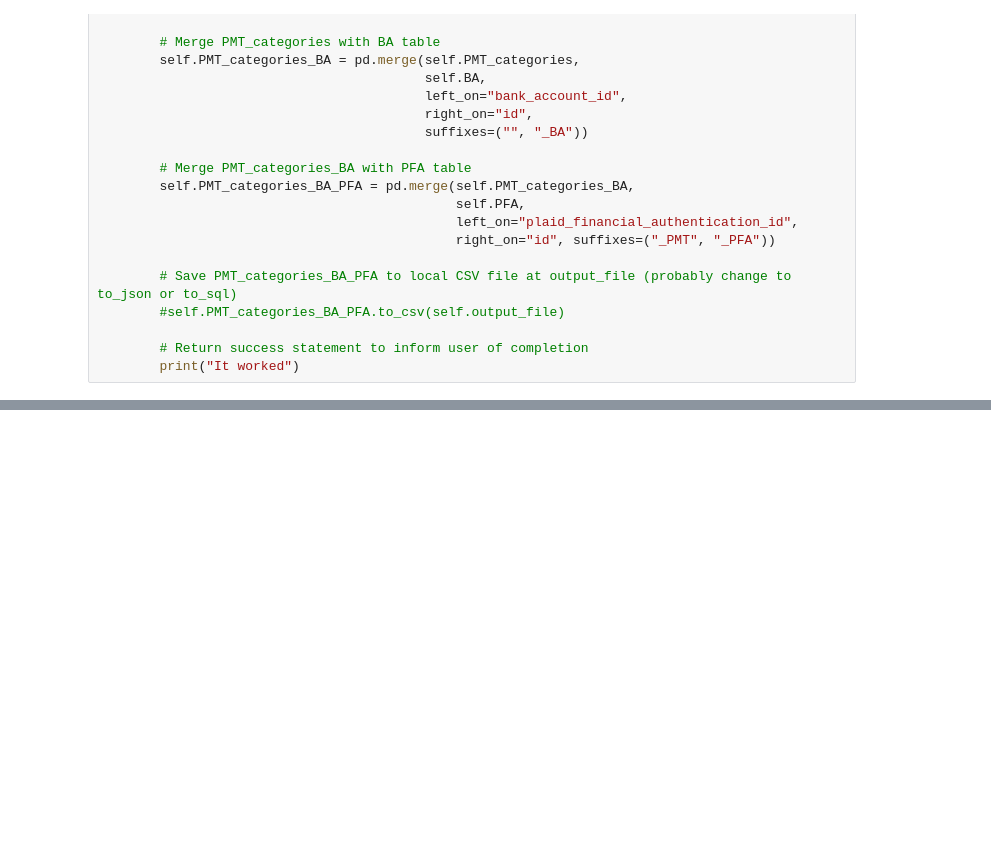
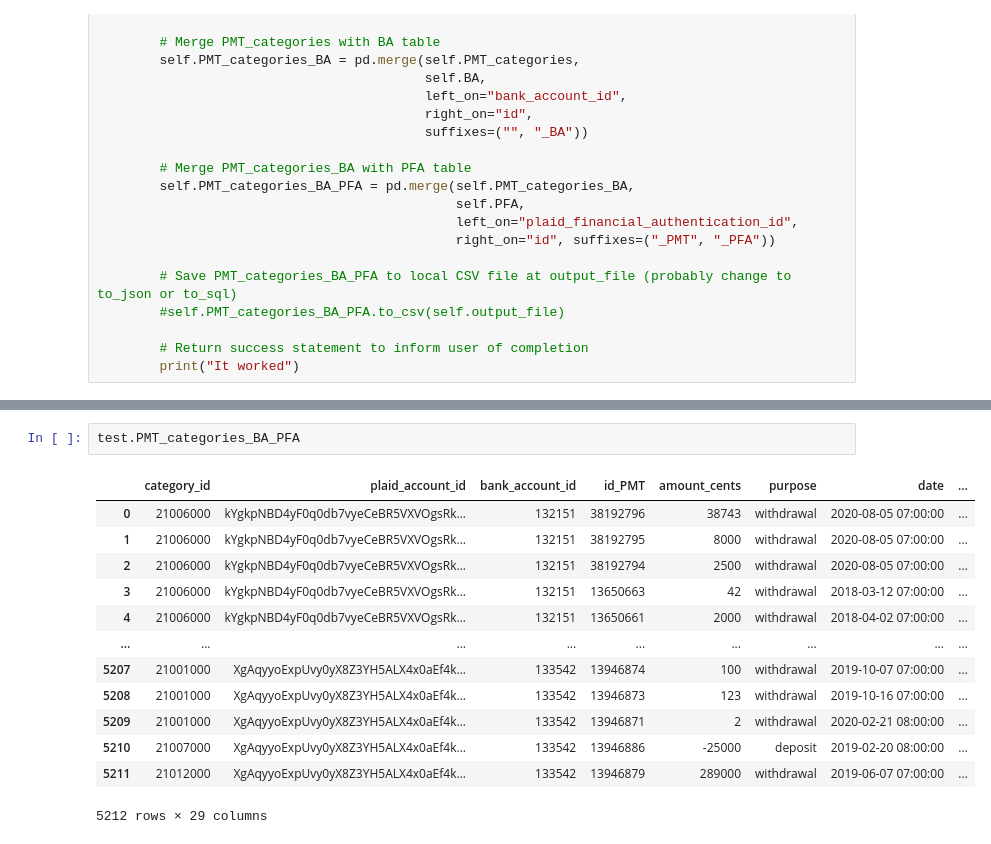
Before and after one commit to BloomTech-Labs/Labs25-SaverLife-TeamC-ds, a Jupyter notebook: notebooks/DataCleaning.ipynb, the cells around one changed output, grey strips where cells are left out. Drawn from its saved outputs; the diff is of its cells as text; blank space fills up the shorter version.

```diff
--- a/notebooks/DataCleaning.ipynb
+++ b/notebooks/DataCleaning.ipynb
@@ -124,3 +123,19 @@ test = Transactions(parent_grandparent_categories="/home/alex/Downloads/parent_g
 test.clean_and_save("")
 # %% [output]
 It worked
+# %%
+test.PMT_categories_BA_PFA
+# %% [output]
+|  | category_id | plaid_account_id | bank_account_id | id_PMT | amount_cents | purpose | date | ... |
+| 0 | 21006000 | kYgkpNBD4yF0q0db7vyeCeBR5VXVOgsRk... | 132151 | 38192796 | 38743 | withdrawal | 2020-08-05 07:00:00 | ... |
+| 1 | 21006000 | kYgkpNBD4yF0q0db7vyeCeBR5VXVOgsRk... | 132151 | 38192795 | 8000 | withdrawal | 2020-08-05 07:00:00 | ... |
+| 2 | 21006000 | kYgkpNBD4yF0q0db7vyeCeBR5VXVOgsRk... | 132151 | 38192794 | 2500 | withdrawal | 2020-08-05 07:00:00 | ... |
+| 3 | 21006000 | kYgkpNBD4yF0q0db7vyeCeBR5VXVOgsRk... | 132151 | 13650663 | 42 | withdrawal | 2018-03-12 07:00:00 | ... |
+| 4 | 21006000 | kYgkpNBD4yF0q0db7vyeCeBR5VXVOgsRk... | 132151 | 13650661 | 2000 | withdrawal | 2018-04-02 07:00:00 | ... |
+| ... | ... | ... | ... | ... | ... | ... | ... | ... |
+| 5207 | 21001000 | XgAqyyoExpUvy0yX8Z3YH5ALX4x0aEf4k... | 133542 | 13946874 | 100 | withdrawal | 2019-10-07 07:00:00 | ... |
+| 5208 | 21001000 | XgAqyyoExpUvy0yX8Z3YH5ALX4x0aEf4k... | 133542 | 13946873 | 123 | withdrawal | 2019-10-16 07:00:00 | ... |
+| 5209 | 21001000 | XgAqyyoExpUvy0yX8Z3YH5ALX4x0aEf4k... | 133542 | 13946871 | 2 | withdrawal | 2020-02-21 08:00:00 | ... |
+| 5210 | 21007000 | XgAqyyoExpUvy0yX8Z3YH5ALX4x0aEf4k... | 133542 | 13946886 | -25000 | deposit | 2019-02-20 08:00:00 | ... |
+| 5211 | 21012000 | XgAqyyoExpUvy0yX8Z3YH5ALX4x0aEf4k... | 133542 | 13946879 | 289000 | withdrawal | 2019-06-07 07:00:00 | ... |
+5212 rows × 29 columns
```
Also changed, not shown: parts of 17 cells of this notebook, 4 other files.
